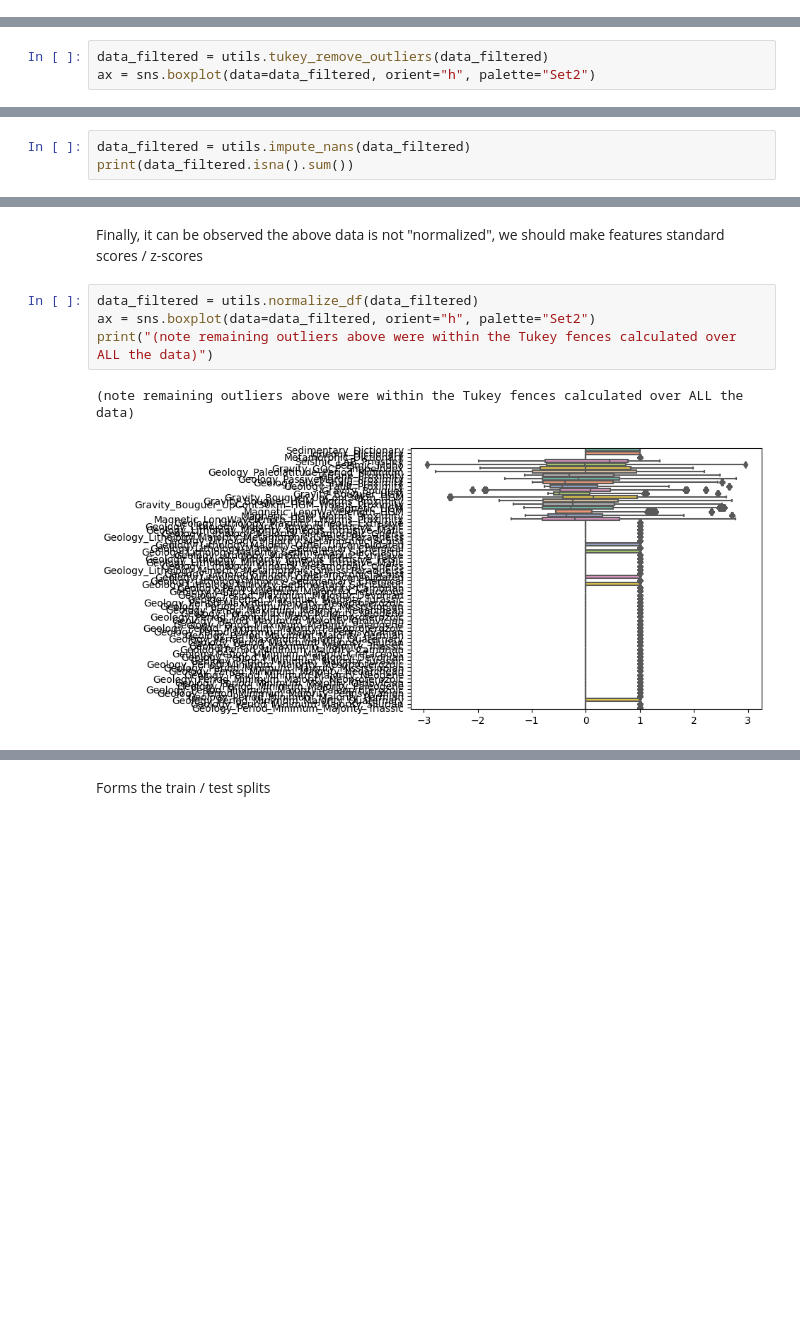
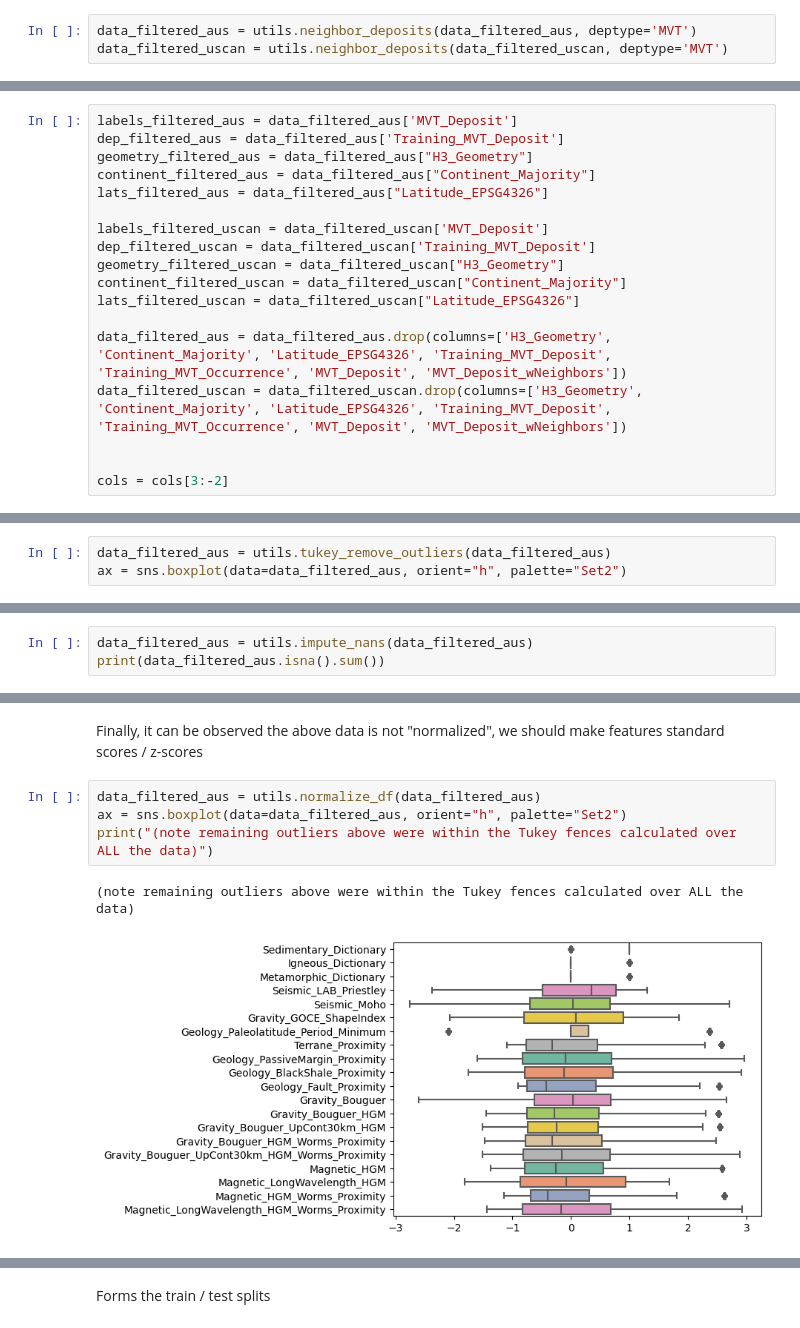
Before and after one commit to DARPA-CRITICALMAAS/sri-ta3-baselines, a Jupyter notebook: H3_MVT_GBM_preferred.ipynb, the cells around one changed output, grey strips where cells are left out. Saved outputs shown, nothing was run; the diff lists cells and outputs as text; blank space fills up the shorter version.

```diff
--- a/H3_MVT_GBM_preferred.ipynb
+++ b/H3_MVT_GBM_preferred.ipynb
@@ -83,0 +83,3 @@ data_filtered = utils.neighbor_deposits(data_filtered, type='MVT')
+# %%
+data_filtered_aus = utils.neighbor_deposits(data_filtered_aus, deptype='MVT')
+data_filtered_uscan = utils.neighbor_deposits(data_filtered_uscan, deptype='MVT')
@@ -100,3 +116,21 @@ cols = cols[1:-2]
+# %%
+labels_filtered_aus = data_filtered_aus['MVT_Deposit']
+dep_filtered_aus = data_filtered_aus['Training_MVT_Deposit']
+geometry_filtered_aus = data_filtered_aus["H3_Geometry"]
+continent_filtered_aus = data_filtered_aus["Continent_Majority"]
+lats_filtered_aus = data_filtered_aus["Latitude_EPSG4326"]
+
+labels_filtered_uscan = data_filtered_uscan['MVT_Deposit']
+dep_filtered_uscan = data_filtered_uscan['Training_MVT_Deposit']
+geometry_filtered_uscan = data_filtered_uscan["H3_Geometry"]
+continent_filtered_uscan = data_filtered_uscan["Continent_Majority"]
+lats_filtered_uscan = data_filtered_uscan["Latitude_EPSG4326"]
+
+data_filtered_aus = data_filtered_aus.drop(columns=['H3_Geometry', 'Continent_Majority', 'Latitude_EPSG4326', 'Training_MVT_Deposit', 'Training_MVT_Occurrence', 'MVT_Deposit', 'MVT_Deposit_wNeighbors'])
+data_filtered_uscan = data_filtered_uscan.drop(columns=['H3_Geometry', 'Continent_Majority', 'Latitude_EPSG4326', 'Training_MVT_Deposit', 'Training_MVT_Occurrence', 'MVT_Deposit', 'MVT_Deposit_wNeighbors'])
+
+
+cols = cols[3:-2]
 # %% [markdown]
 Clearly the dataset has MANY outliers, as reported in the paper
 # %%
@@ -106,6 +144,6 @@ ax = sns.boxplot(data=data_filtered, orient="h", palette="Set2")
 # %% [markdown]
 We can remove these outliers
 # %%
-data_filtered = utils.tukey_remove_outliers(data_filtered)
-ax = sns.boxplot(data=data_filtered, orient="h", palette="Set2")
+data_filtered_aus = utils.tukey_remove_outliers(data_filtered_aus)
+ax = sns.boxplot(data=data_filtered_aus, orient="h", palette="Set2")
 # %% [output]
@@ -130,4 +198,4 @@ Length: 72, dtype: int64
 # %%
-data_filtered = utils.impute_nans(data_filtered)
-print(data_filtered.isna().sum())
+data_filtered_aus = utils.impute_nans(data_filtered_aus)
+print(data_filtered_aus.isna().sum())
 # %% [output]
@@ -146,9 +240,9 @@ Length: 72, dtype: int64
 # %% [markdown]
 Finally, it can be observed the above data is not "normalized", we should make features standard scores / z-scores
 # %%
-data_filtered = utils.normalize_df(data_filtered)
-ax = sns.boxplot(data=data_filtered, orient="h", palette="Set2")
+data_filtered_aus = utils.normalize_df(data_filtered_aus)
+ax = sns.boxplot(data=data_filtered_aus, orient="h", palette="Set2")
 print("(note remaining outliers above were within the Tukey fences calculated over ALL the data)")
 # %% [output]
 (note remaining outliers above were within the Tukey fences calculated over ALL the data)
-[figure, old version]
+[figure, new version]
```
Also changed, not shown: parts of 22 cells of this notebook, 5 other files.
